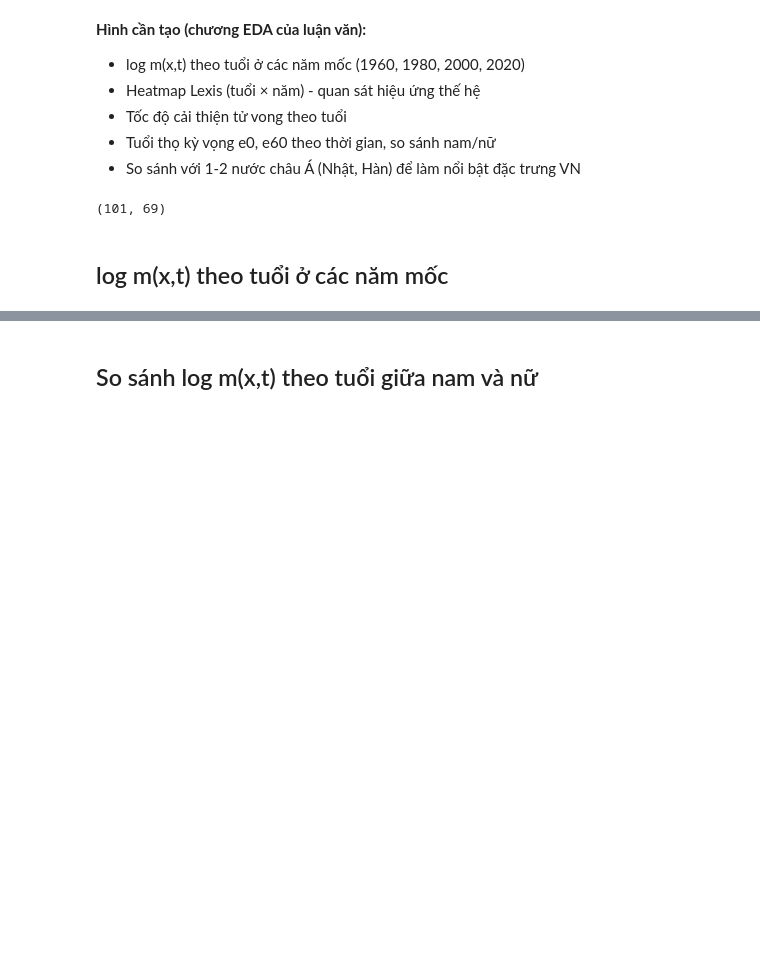
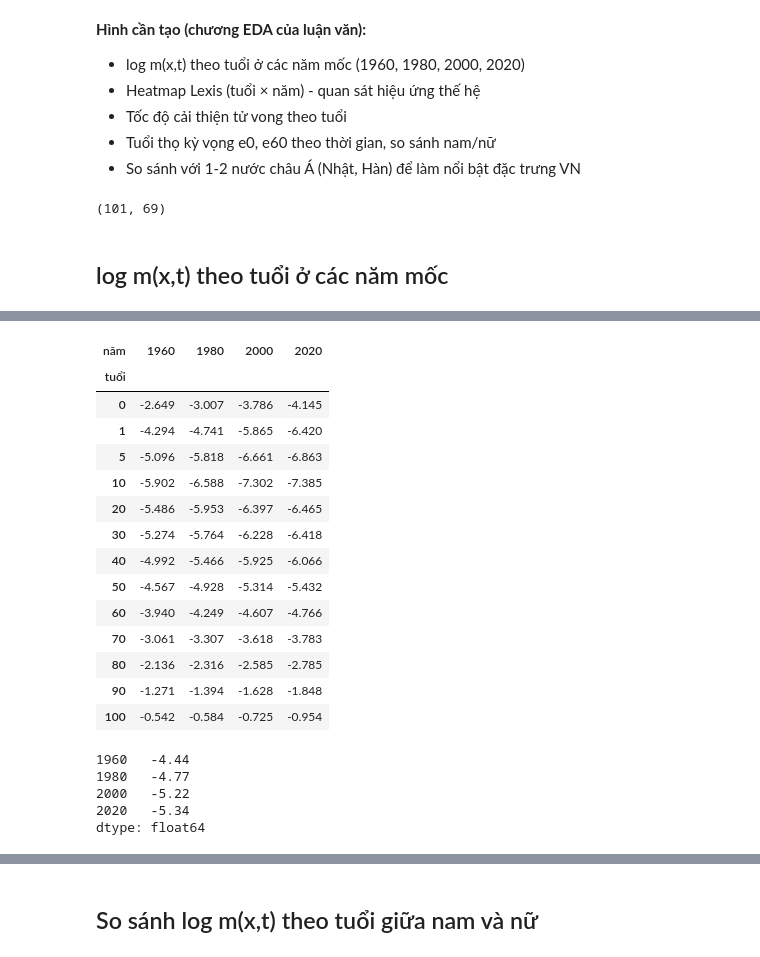
Before and after one commit to huunt2610/mortality_model, a Jupyter notebook: notebooks/02_eda_vietnam_mortality.ipynb, the cells around one changed output, grey strips where cells are left out. Cells and saved outputs as stored; diff of their text form; code cells hidden in the pictures; blank space fills up the shorter version.

```diff
--- a/notebooks/02_eda_vietnam_mortality.ipynb
+++ b/notebooks/02_eda_vietnam_mortality.ipynb
@@ -49,0 +76,29 @@ plot_log_mx_by_age(mx_total, years=[1960, 1980, 2000, 2020], name='log_mx_total_
+# %%
+logmx_detail = np.log(mx_total.loc[ages_detail, years_detail]).round(3)
+logmx_detail.index.name = "tuổi"
+logmx_detail.columns.name = "năm"
+logmx_detail
+# %% [output]
+| năm | 1960 | 1980 | 2000 | 2020 |
+| tuổi |  |  |  |  |
+| 0 | -2.649 | -3.007 | -3.786 | -4.145 |
+| 1 | -4.294 | -4.741 | -5.865 | -6.420 |
+| 5 | -5.096 | -5.818 | -6.661 | -6.863 |
+| 10 | -5.902 | -6.588 | -7.302 | -7.385 |
+| 20 | -5.486 | -5.953 | -6.397 | -6.465 |
+| 30 | -5.274 | -5.764 | -6.228 | -6.418 |
+| 40 | -4.992 | -5.466 | -5.925 | -6.066 |
+| 50 | -4.567 | -4.928 | -5.314 | -5.432 |
+| 60 | -3.940 | -4.249 | -4.607 | -4.766 |
+| 70 | -3.061 | -3.307 | -3.618 | -3.783 |
+| 80 | -2.136 | -2.316 | -2.585 | -2.785 |
+| 90 | -1.271 | -1.394 | -1.628 | -1.848 |
+| 100 | -0.542 | -0.584 | -0.725 | -0.954 |
+# %%
+np.log(mx_total).median().round(2)[years_detail]
+# %% [output]
+1960   -4.44
+1980   -4.77
+2000   -5.22
+2020   -5.34
+dtype: float64
```
Also changed, not shown: parts of 7 cells of this notebook, 7 other files.
